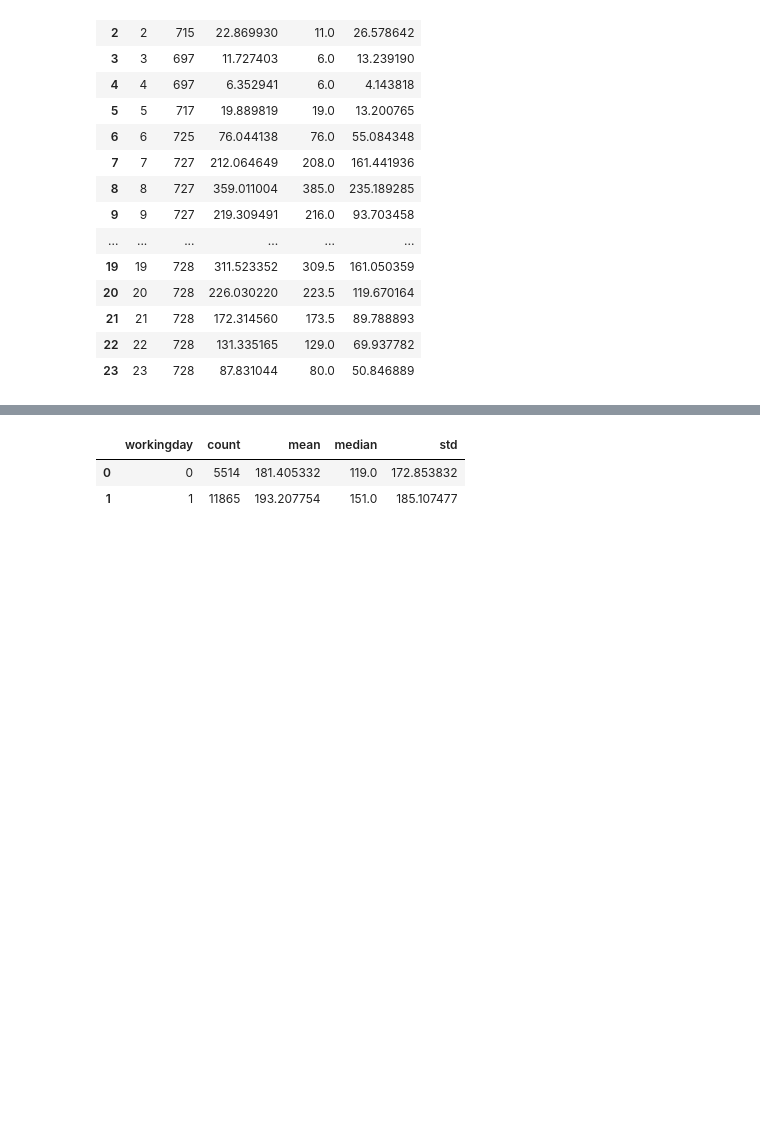
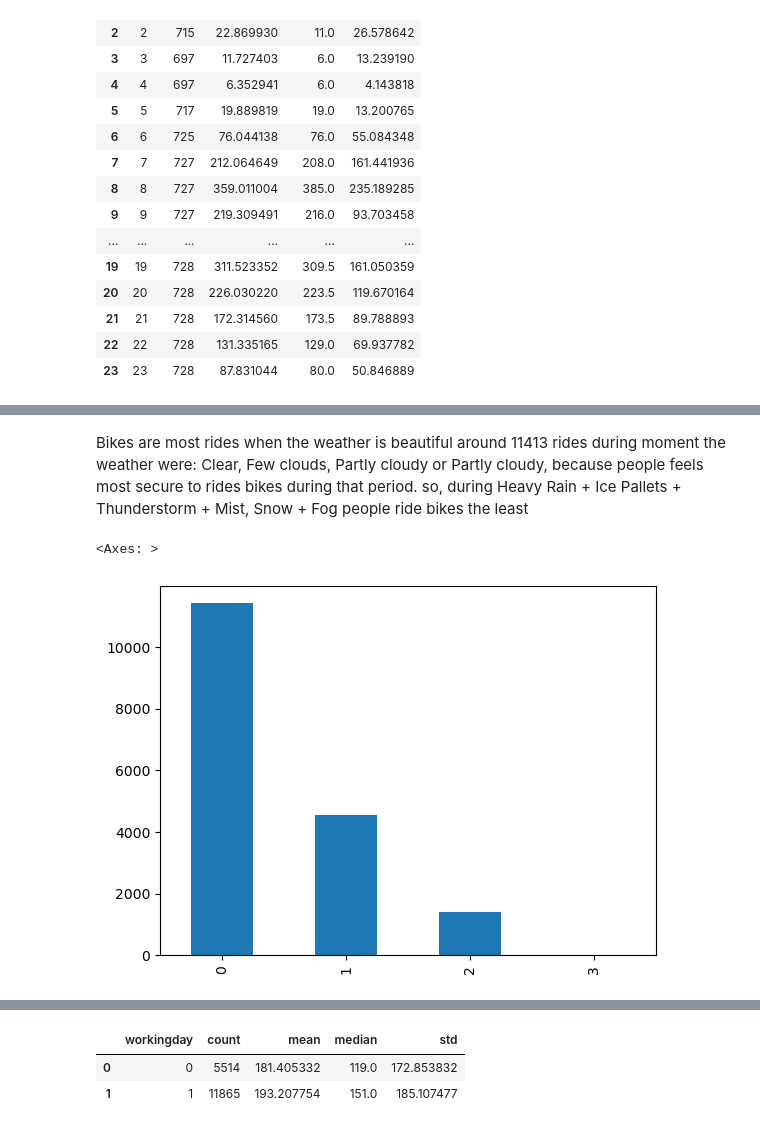
Before and after one commit to ibranova/Mod4_Project-Riding-the-Demand-Insights-for-a-Bike-Share-PM, a Jupyter notebook: notebook/EDA.ipynb, the cells around one changed output, grey strips where cells are left out. Saved outputs shown, nothing was run; the diff lists cells and outputs as text; code cells hidden in the pictures; blank space fills up the shorter version.

```diff
--- a/notebook/EDA.ipynb
+++ b/notebook/EDA.ipynb
@@ -144,0 +237,7 @@ groupby_weathersit
+# %% [markdown]
+Bikes are most rides when the weather is beautiful around 11413 rides during moment the weather were: Clear, Few clouds, Partly cloudy or Partly cloudy, because people feels most secure to rides bikes during that period. so, during Heavy Rain + Ice Pallets + Thunderstorm + Mist, Snow + Fog people ride bikes the least
+# %%
+groupby_weathersit['count'].plot(kind='bar')
+# %% [output]
+<Axes: >
+[figure, added]
```
Also changed, not shown: parts of 62 cells of this notebook, 1 other file.
